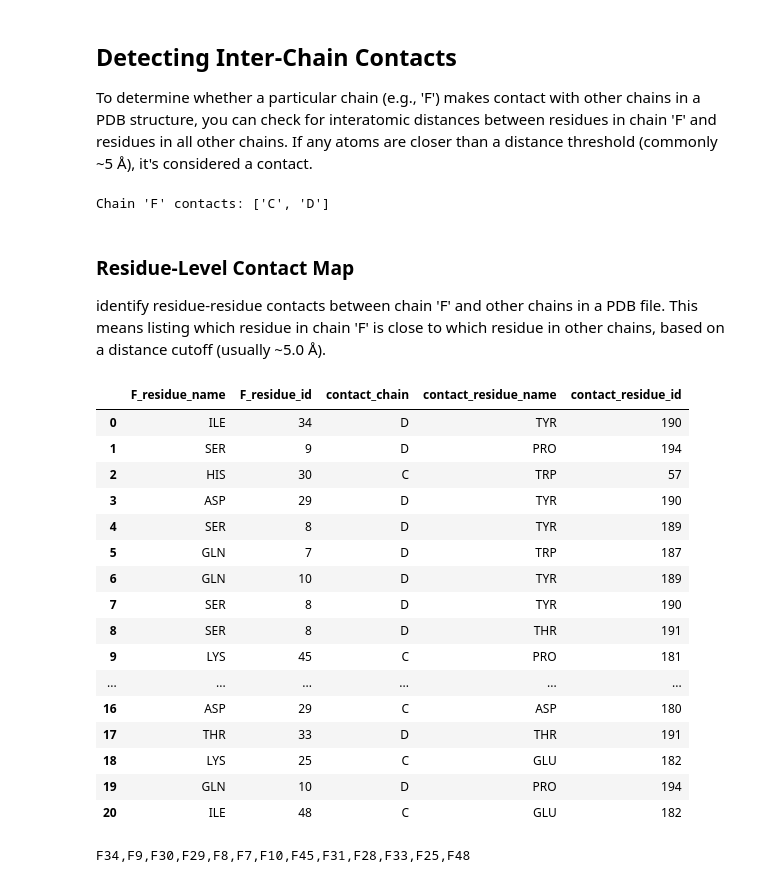
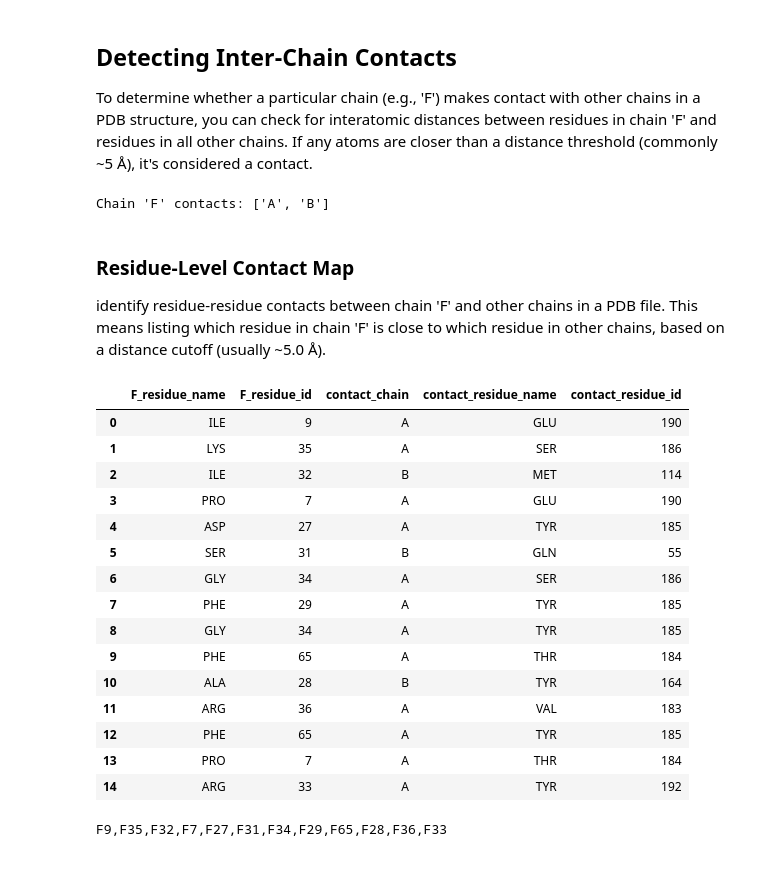
Before and after one commit to hemeai/ToxBind, a Jupyter notebook: functions/secondary_structure_analysis.ipynb, the cells around one changed output. Drawn from its saved outputs; the diff is of its cells as text; code cells hidden in the pictures.

```diff
--- a/functions/secondary_structure_analysis.ipynb
+++ b/functions/secondary_structure_analysis.ipynb
@@ -529,9 +533,9 @@ from Bio.SeqUtils import ProtParamData
 three_to_one = IUPACData.protein_letters_3to1
 
 # Load PDB
-pdb_file = "./../target/7z14.pdb"
+pdb_file = "./../target/1yi5.pdb"
 parser = PDBParser()
-structure = parser.get_structure("7z14", pdb_file)
+structure = parser.get_structure("1yi5", pdb_file)
 
 # Extract sequence and map residues
 residue_list = []
@@ -784,11 +799,11 @@ def get_chain_contacts(pdb_file, target_chain_id='F', distance_threshold=3.5):
 
     return list(contacts)
 
-pdb_file = "./../target/7z14.pdb"
+pdb_file = "./../target/1yi5.pdb"
 contacting_chains = get_chain_contacts(pdb_file, target_chain_id='F')
 print(f"Chain 'F' contacts: {contacting_chains}")
 # %% [output]
-Chain 'F' contacts: ['C', 'D']
+Chain 'F' contacts: ['A', 'B']
 # %% [markdown]
 ### Residue-Level Contact Map
 identify residue-residue contacts between chain 'F' and other chains in a PDB file. This means listing which residue in chain 'F' is close to which residue in other chains, based on a distance cutoff (usually ~5.0 Å).
@@ -820,52 +835,51 @@ def get_chain_residue_contacts(pdb_file, target_chain_id='F', distance_threshold
 
     # Store residue-residue contacts
     contacts = []
 
     for res_f in target_residues:
         for atom in res_f:
             neighbors = ns.search(atom.coord, distance_threshold)
             for neighbor in neighbors:
                 res_other = atom_to_residue[neighbor]
                 contact = {
                     'F_residue_name': res_f.get_resname(),
                     'F_residue_id': res_f.get_id()[1],
                     'contact_chain': res_other.get_parent().id,
                     'contact_residue_name': res_other.get_resname(),
                     'contact_residue_id': res_other.get_id()[1]
                 }
                 contacts.append(contact)
 
     # Remove duplicates
     contacts = [dict(t) for t in {tuple(d.items()) for d in contacts}]
     return contacts
 
 
 
-contacts = get_chain_residue_contacts("./../target/7z14.pdb", target_chain_id='F', distance_threshold=3.5)
+contacts = get_chain_residue_contacts("./../target/1yi5.pdb", target_chain_id='F', distance_threshold=3.5)
 
 import pandas as pd
 df_contacts = pd.DataFrame(contacts)
 display(df_contacts)
 # %% [output]
 |  | F_residue_name | F_residue_id | contact_chain | contact_residue_name | contact_residue_id |
-| 0 | ILE | 34 | D | TYR | 190 |
-| 1 | SER | 9 | D | PRO | 194 |
-| 2 | HIS | 30 | C | TRP | 57 |
-| 3 | ASP | 29 | D | TYR | 190 |
-| 4 | SER | 8 | D | TYR | 189 |
-| 5 | GLN | 7 | D | TRP | 187 |
-| 6 | GLN | 10 | D | TYR | 189 |
-| 7 | SER | 8 | D | TYR | 190 |
-| 8 | SER | 8 | D | THR | 191 |
-| 9 | LYS | 45 | C | PRO | 181 |
-| ... | ... | ... | ... | ... | ... |
-| 16 | ASP | 29 | C | ASP | 180 |
-| 17 | THR | 33 | D | THR | 191 |
-| 18 | LYS | 25 | C | GLU | 182 |
-| 19 | GLN | 10 | D | PRO | 194 |
-| 20 | ILE | 48 | C | GLU | 182 |
+| 0 | ILE | 9 | A | GLU | 190 |
+| 1 | LYS | 35 | A | SER | 186 |
+| 2 | ILE | 32 | B | MET | 114 |
+| 3 | PRO | 7 | A | GLU | 190 |
+| 4 | ASP | 27 | A | TYR | 185 |
+| 5 | SER | 31 | B | GLN | 55 |
+| 6 | GLY | 34 | A | SER | 186 |
+| 7 | PHE | 29 | A | TYR | 185 |
+| 8 | GLY | 34 | A | TYR | 185 |
+| 9 | PHE | 65 | A | THR | 184 |
+| 10 | ALA | 28 | B | TYR | 164 |
+| 11 | ARG | 36 | A | VAL | 183 |
+| 12 | PHE | 65 | A | TYR | 185 |
+| 13 | PRO | 7 | A | THR | 184 |
+| 14 | ARG | 33 | A | TYR | 192 |
 # %%
 f_residue_string = ",".join(df_contacts["F_residue_id"].apply(lambda x: f"F{x}").drop_duplicates())
 print(f_residue_string)
 # %% [output]
-F34,F9,F30,F29,F8,F7,F10,F45,F31,F28,F33,F25,F48
+F9,F35,F32,F7,F27,F31,F34,F29,F65,F28,F36,F33
```
Also changed, not shown: parts of 16 cells of this notebook, 8 other files.
